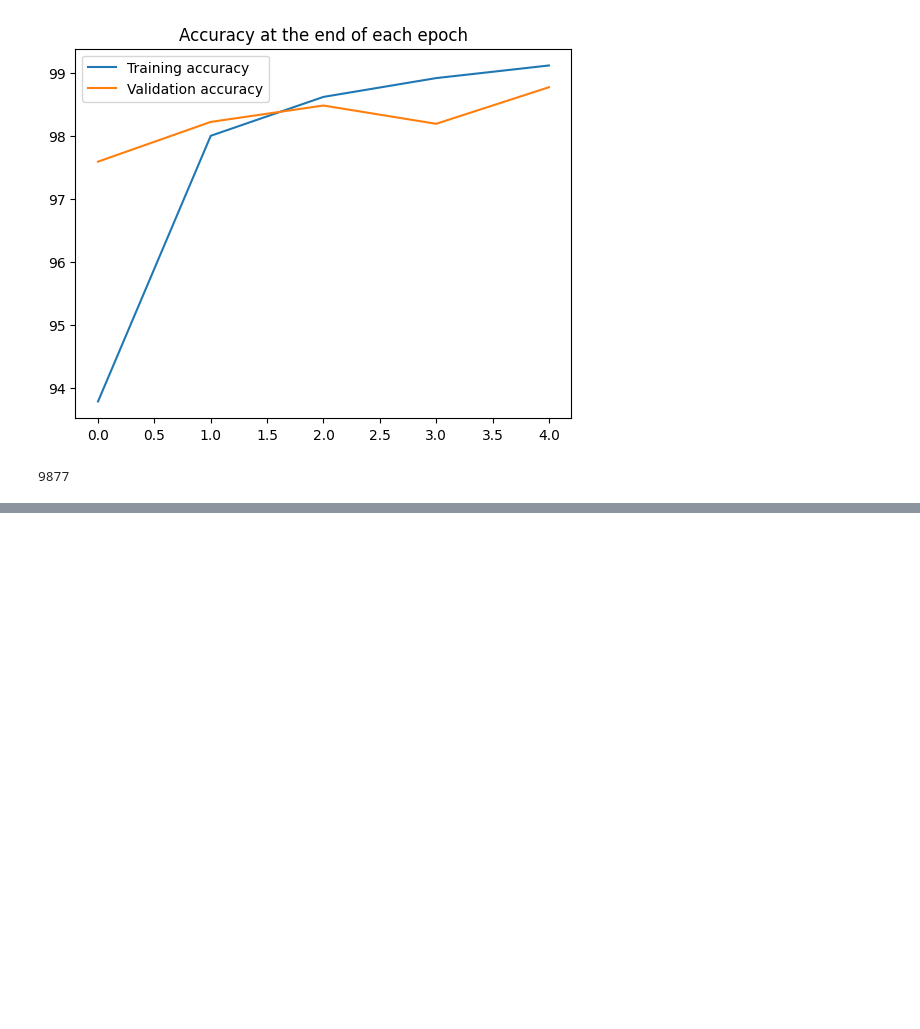
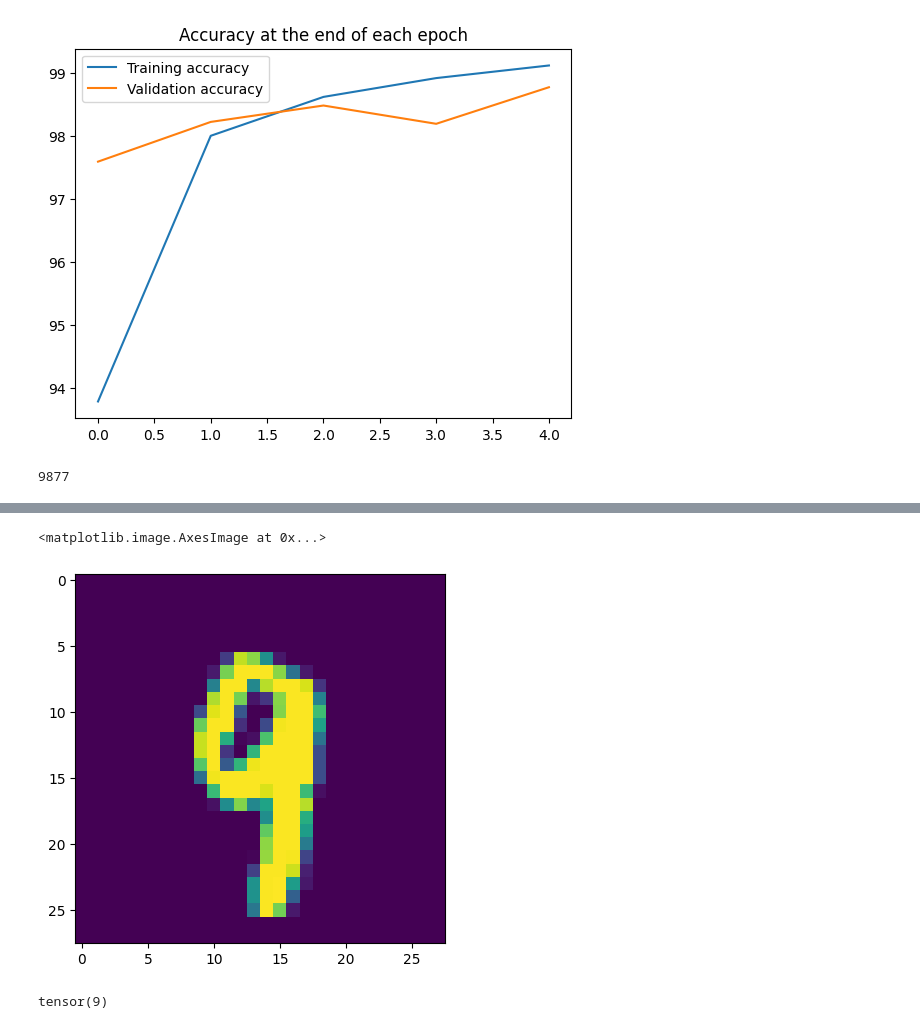
Before and after one commit to Khanyecebani/Pytorch-, a Jupyter notebook: CNN.ipynb, the cells around one changed output, grey strips where cells are left out. Drawn from its saved outputs; the diff is of its cells as text; code cells hidden in the pictures; blank space fills up the shorter version.

Commit message:
Sending an Image to the model.

```diff
--- a/CNN.ipynb
+++ b/CNN.ipynb
@@ -292,0 +337,8 @@ correct.item()
+# %%
+#show the image
+plt.imshow(test_data[4143][0].reshape(28,28))
+
+#we can see it's a 9
+# %% [output]
+<matplotlib.image.AxesImage at 0x...>
+[figure, added]
@@ -292,0 +350,6 @@ correct.item()
+# %%
+new_prediction.argmax()
+
+#we can see it's a 9
+# %% [output]
+tensor(9)
```
Also changed, not shown: parts of 3 cells of this notebook.
